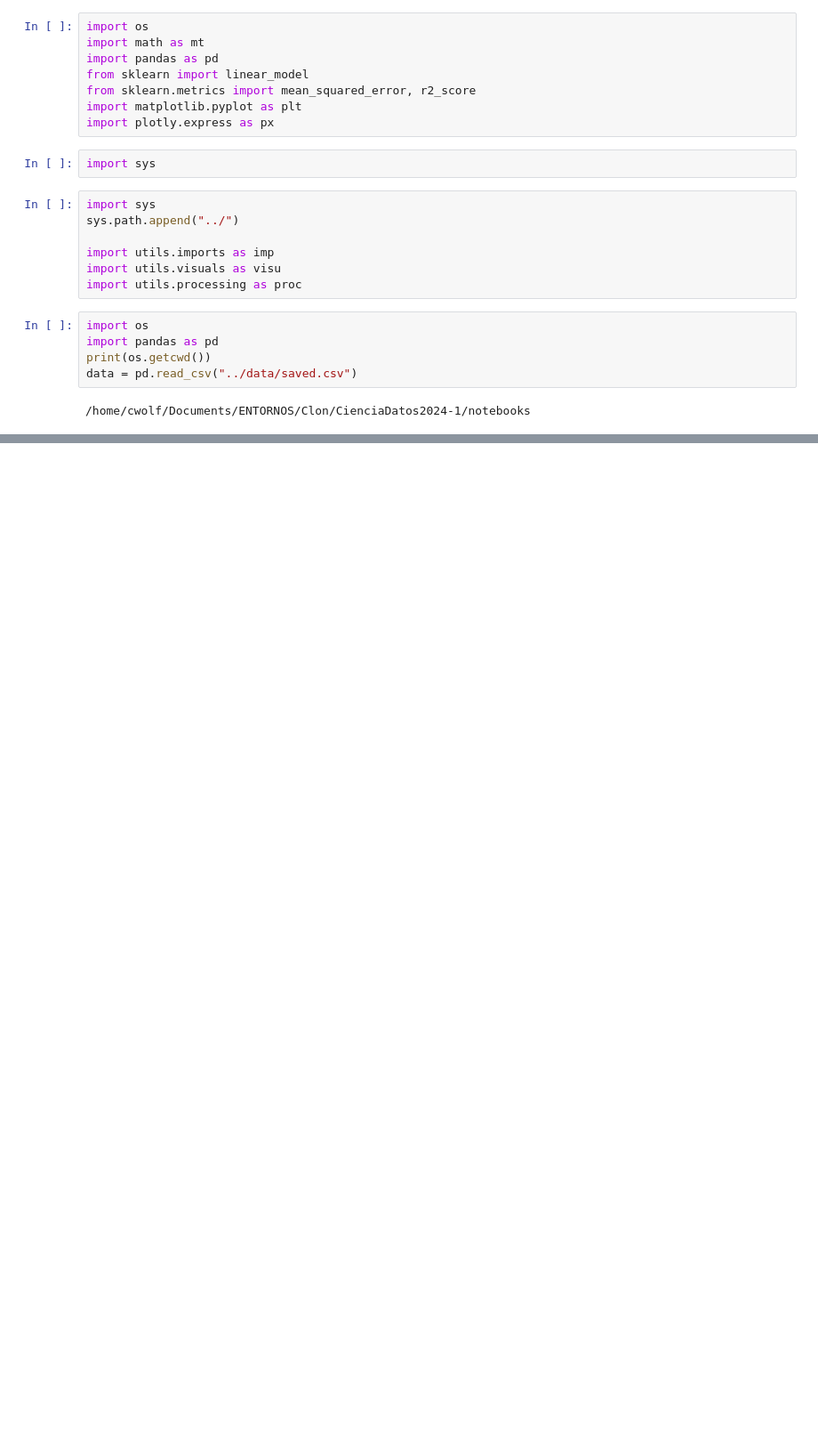
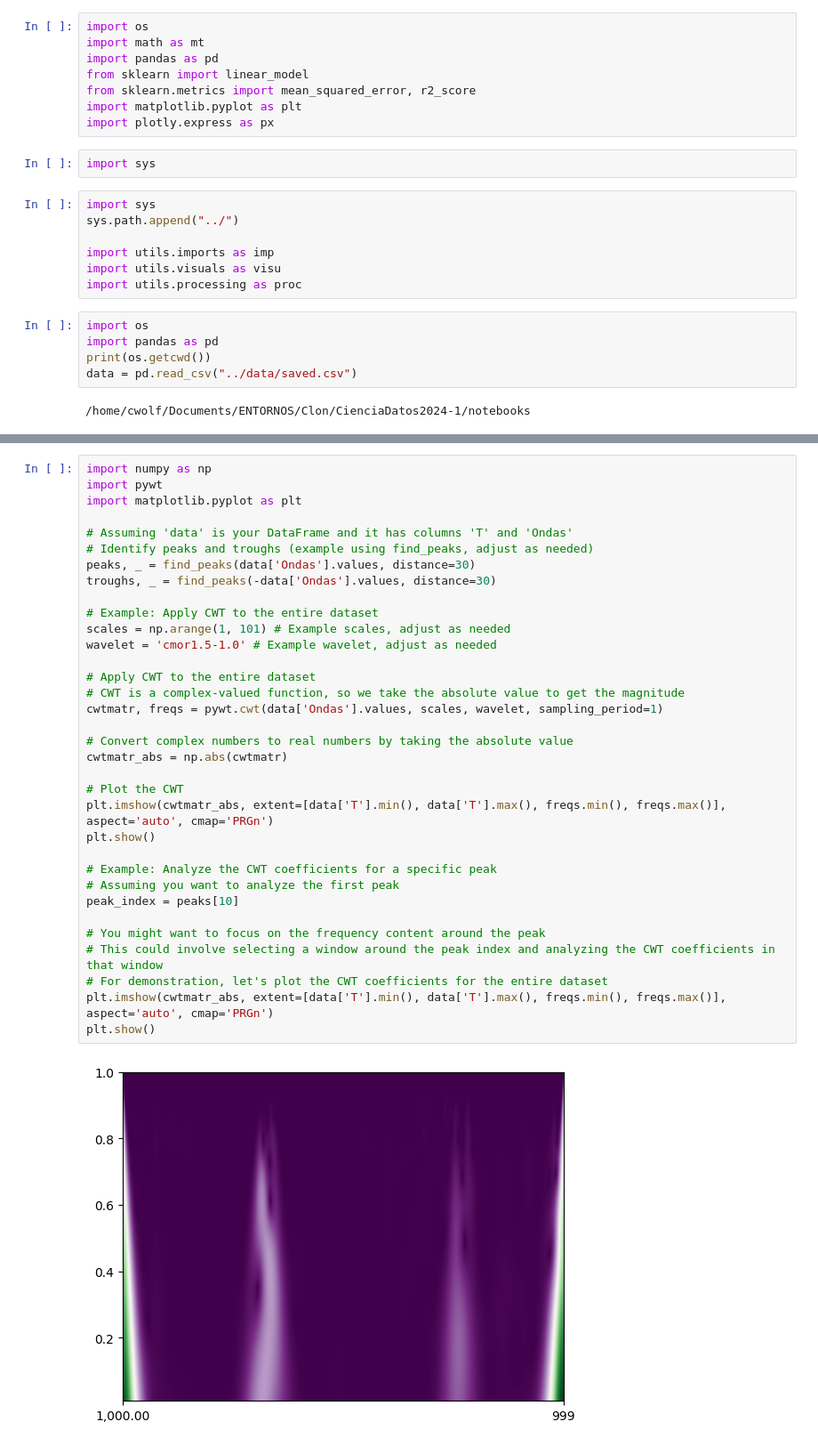
Before and after one commit to alx3416/CienciaDatos2024-1, a Jupyter notebook: notebooks/tomates.ipynb, the cells around one changed output, grey strips where cells are left out. Shown at 89% size. Saved outputs shown, nothing was run; the diff lists cells and outputs as text; blank space fills up the shorter version.

Commit message:
Continuous Wavelet Transform

```diff
--- a/notebooks/tomates.ipynb
+++ b/notebooks/tomates.ipynb
@@ -102,0 +80,36 @@ AttributeError: 'tuple' object has no attribute 'tb_frame'
+# %%
+import numpy as np
+import pywt
+import matplotlib.pyplot as plt
+
+# Assuming 'data' is your DataFrame and it has columns 'T' and 'Ondas'
+# Identify peaks and troughs (example using find_peaks, adjust as needed)
+peaks, _ = find_peaks(data['Ondas'].values, distance=30)
+troughs, _ = find_peaks(-data['Ondas'].values, distance=30)
+
+# Example: Apply CWT to the entire dataset
+scales = np.arange(1, 101) # Example scales, adjust as needed
+wavelet = 'cmor1.5-1.0' # Example wavelet, adjust as needed
+
+# Apply CWT to the entire dataset
+# CWT is a complex-valued function, so we take the absolute value to get the magnitude
+cwtmatr, freqs = pywt.cwt(data['Ondas'].values, scales, wavelet, sampling_period=1)
+
+# Convert complex numbers to real numbers by taking the absolute value
+cwtmatr_abs = np.abs(cwtmatr)
+
+# Plot the CWT
+plt.imshow(cwtmatr_abs, extent=[data['T'].min(), data['T'].max(), freqs.min(), freqs.max()], aspect='auto', cmap='PRGn')
+plt.show()
+
+# Example: Analyze the CWT coefficients for a specific peak
+# Assuming you want to analyze the first peak
+peak_index = peaks[10]
+
+# You might want to focus on the frequency content around the peak
+# This could involve selecting a window around the peak index and analyzing the CWT coefficients in that window
+# For demonstration, let's plot the CWT coefficients for the entire dataset
+plt.imshow(cwtmatr_abs, extent=[data['T'].min(), data['T'].max(), freqs.min(), freqs.max()], aspect='auto', cmap='PRGn')
+plt.show()
+# %% [output]
+[figure, added]
```
Also changed, not shown: parts of 7 cells of this notebook.
